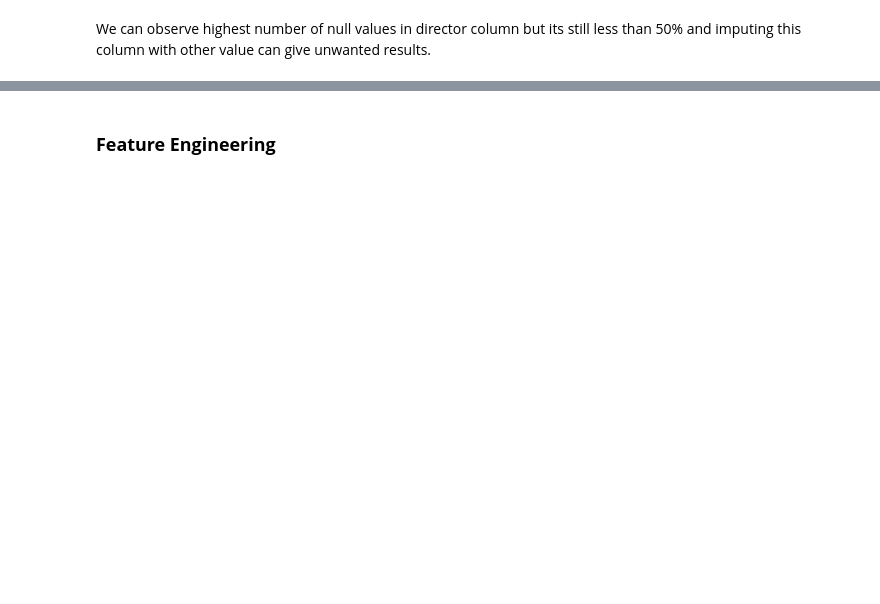
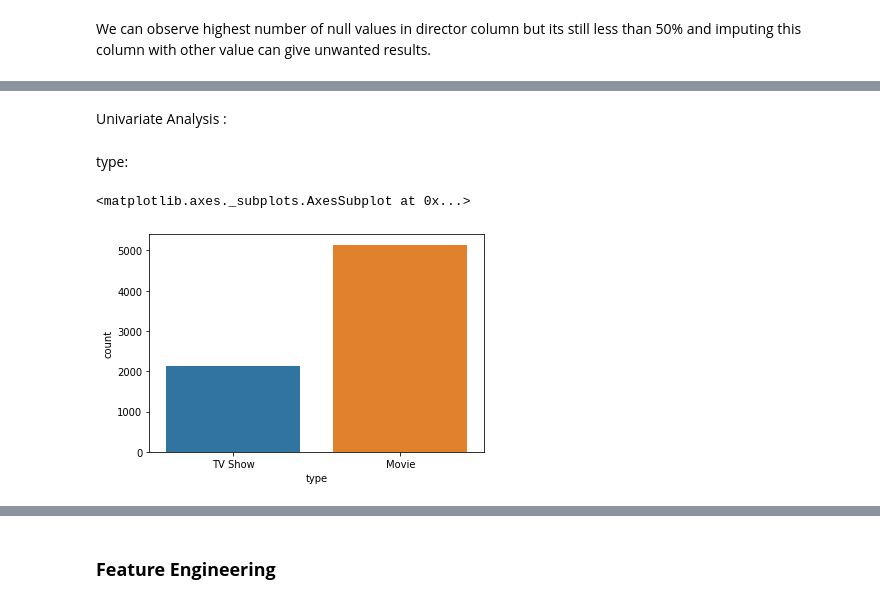
Before and after one commit to Shashwat-spyder/Netflix-movies-and-tv-shows-recommendation-system, a Jupyter notebook: Untitled18.ipynb, the cells around one changed output, grey strips where cells are left out. Saved outputs shown, nothing was run; the diff lists cells and outputs as text; code cells hidden in the pictures; blank space fills up the shorter version.

```diff
--- a/Untitled18.ipynb
+++ b/Untitled18.ipynb
@@ -120,3 +127,5 @@ df.dropna(inplace=True)
+# %%
+df.drop(['director', 'cast'], axis =1, inplace= True)
 # %%
 df.info()
 # %% [output]
@@ -141,0 +151,2 @@ memory usage: 488.3+ KB
+# %%
+df.dropna(subset=['date_added', 'rating', 'country'], inplace= True)
@@ -141,0 +175,9 @@ memory usage: 488.3+ KB
+# %% [markdown]
+Univariate Analysis :
+# %% [markdown]
+type:
+# %%
+sns.countplot(df['type'])
+# %% [output]
+<matplotlib.axes._subplots.AxesSubplot at 0x...>
+[figure, added]
```
Also changed, not shown: parts of 67 cells of this notebook.
